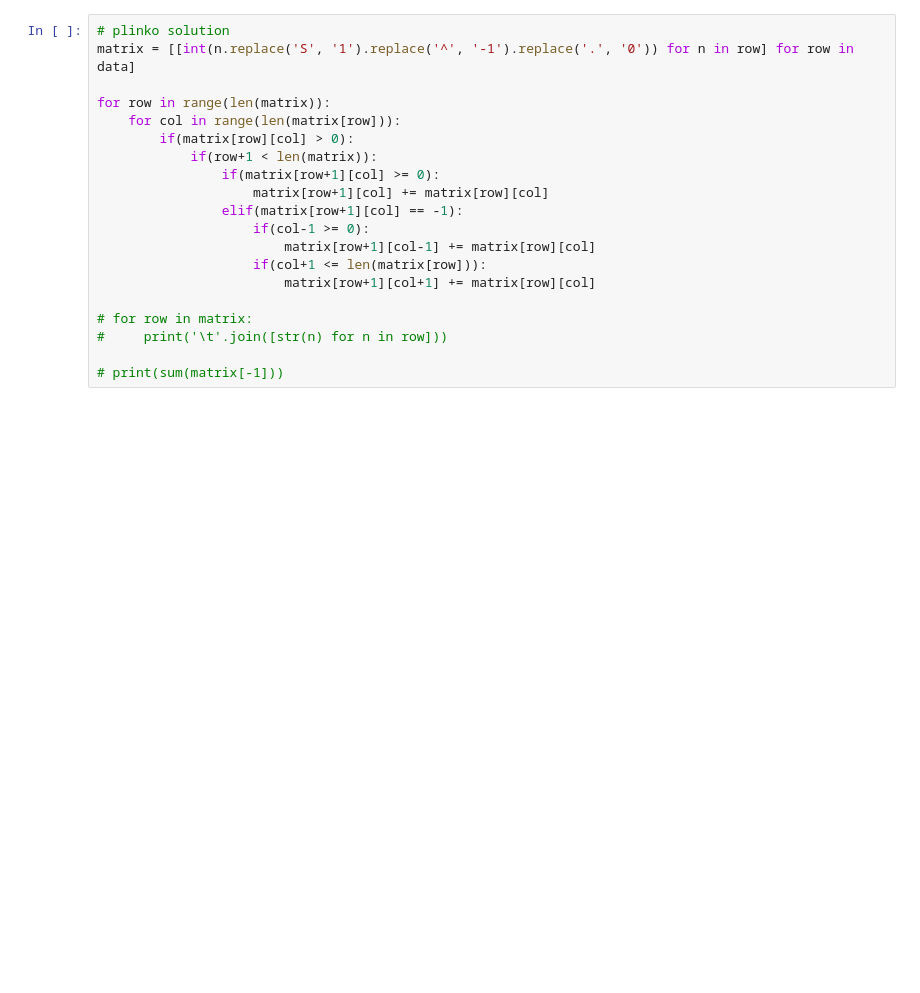
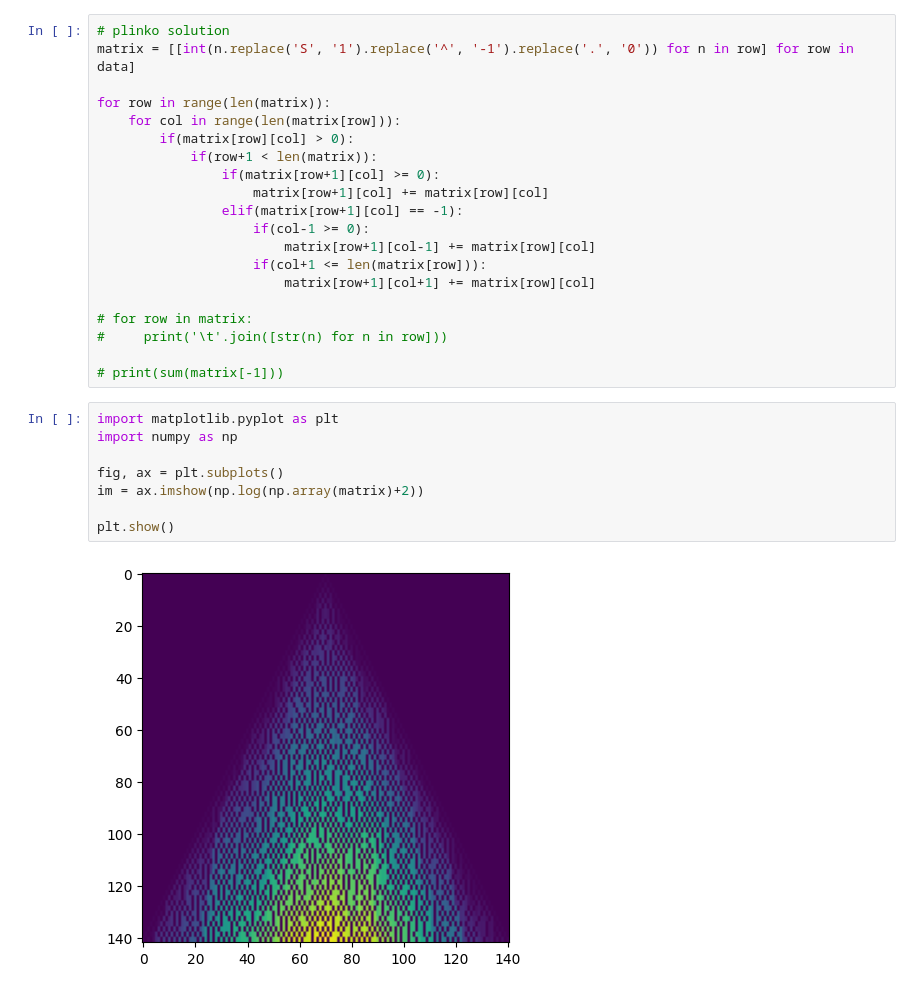
Before and after one commit to zlee1/AdventOfCode, a Jupyter notebook: 2025/day07/day07.ipynb, the cells around one changed output. Saved outputs shown, nothing was run; the diff lists cells and outputs as text; blank space fills up the shorter version.

```diff
--- a/2025/day07/day07.ipynb
+++ b/2025/day07/day07.ipynb
@@ -80,3 +80,13 @@ for row in range(len(matrix)):
 #     print('\t'.join([str(n) for n in row]))
 
 # print(sum(matrix[-1]))
+# %%
+import matplotlib.pyplot as plt
+import numpy as np
+
+fig, ax = plt.subplots()
+im = ax.imshow(np.log(np.array(matrix)+2))
+
+plt.show()
+# %% [output]
+[figure, added]
```
Also changed, not shown: parts of 1 cell of this notebook.
